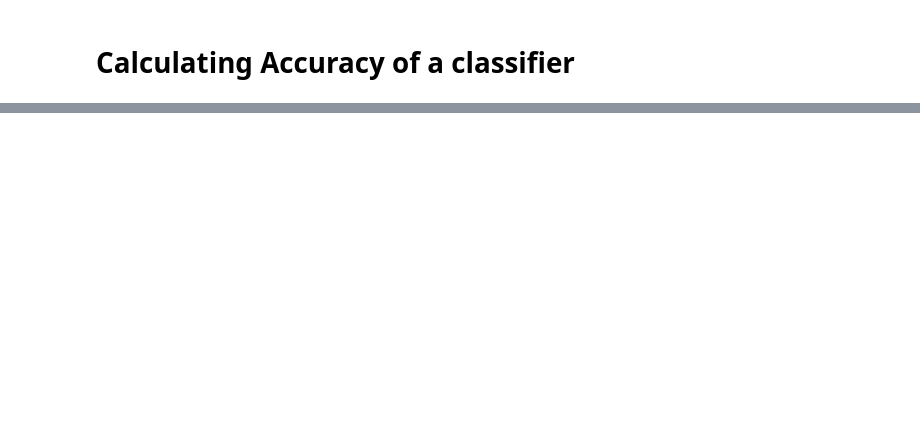
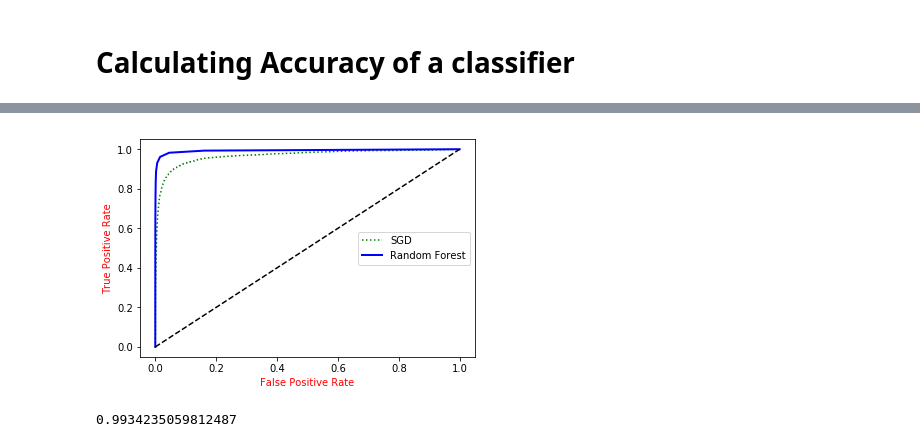
Before and after one commit to Gunjan933/machine-learning, a Jupyter notebook: Classification.ipynb, the cells around one changed output, grey strips where cells are left out. Cells and saved outputs as stored; diff of their text form; code cells hidden in the pictures; blank space fills up the shorter version.

```diff
--- a/Classification.ipynb
+++ b/Classification.ipynb
@@ -132,0 +290,4 @@ array([0.97123266, 0.94123319, 0.95585557])
+# %%
+rand_clf = RandomForestClassifier()
+# %%
+probas = cross_val_predict(rand_clf, X_train, y_train_5, cv=3, method='predict_proba')
@@ -132,0 +302,2 @@ array([0.97123266, 0.94123319, 0.95585557])
+# %%
+y_scores_rand = probas[:, 1]
@@ -132,0 +308,9 @@ array([0.97123266, 0.94123319, 0.95585557])
+# %%
+fpr_random, tpr_random, thresolds = roc_curve(y_train_5, y_scores_rand)
+# %%
+plt.plot(fpr, tpr, 'g:', label='SGD')
+plot_tpr_vs_fpr(fpr_random, tpr_random, label='Random Forest')
+plt.legend(loc='center right')
+plt.show()
+# %% [output]
+[figure, added]
@@ -132,0 +319,4 @@ array([0.97123266, 0.94123319, 0.95585557])
+# %%
+rand_auc
+# %% [output]
+0.9934235059812487
```
Also changed, not shown: parts of 60 cells of this notebook, 3 other files.
